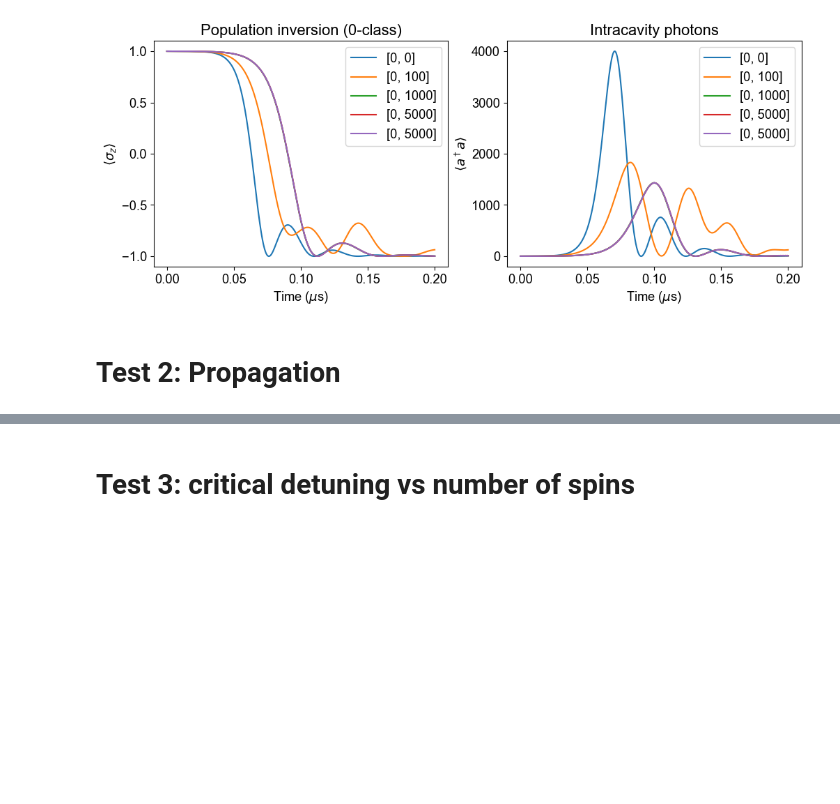
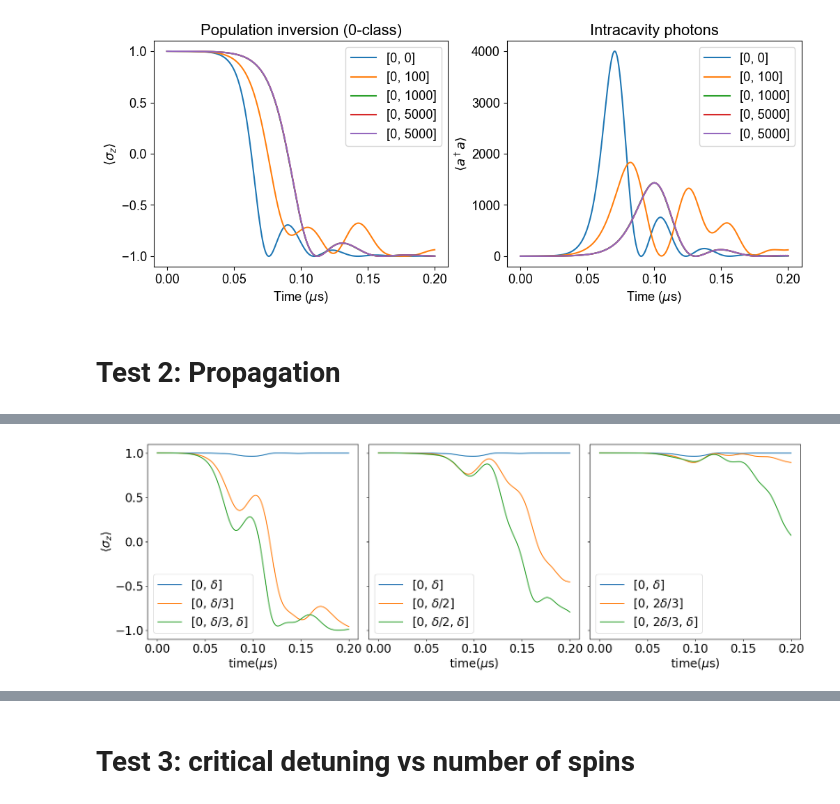
Before and after one commit to VodkaSin/Cuda_C_spin_sync, a Jupyter notebook: CUDA_code/cuda_run.ipynb, the cells around one changed output, grey strips where cells are left out. Saved outputs shown, nothing was run; the diff lists cells and outputs as text; code cells hidden in the pictures; blank space fills up the shorter version.

```diff
--- a/CUDA_code/cuda_run.ipynb
+++ b/CUDA_code/cuda_run.ipynb
@@ -250,3 +317,20 @@ for i in range(len(detunings)):
+# %%
+#############################################################
+# Test 2: plot population inversion
+#############################################################
+fig, ax = plt.subplots(1,3,sharey=True,sharex=True, figsize=(20,6), gridspec_kw = {'wspace':0.05})
+ax[0].set_ylabel(r"$\langle\sigma_z\rangle$")
+# Photons
+for i in range(3):
+    run = run_list[i]
+    for j in range(3):
+        ind = run[j]
+        ax[i].plot(time_list[ind], sz_list[ind][:,1], label=label_list[i][j])
+        ax[i].legend()
+        ax[i].set_xlabel(r'time($\mu$s)')
+fig.savefig("test2_sz-1.pdf", dpi=300, pad_inches=1)
+# %% [output]
+[figure, added]
 # %%
 #############################################################
 # Test 2: plot dW/dt
```
Also changed, not shown: parts of 16 cells of this notebook.
